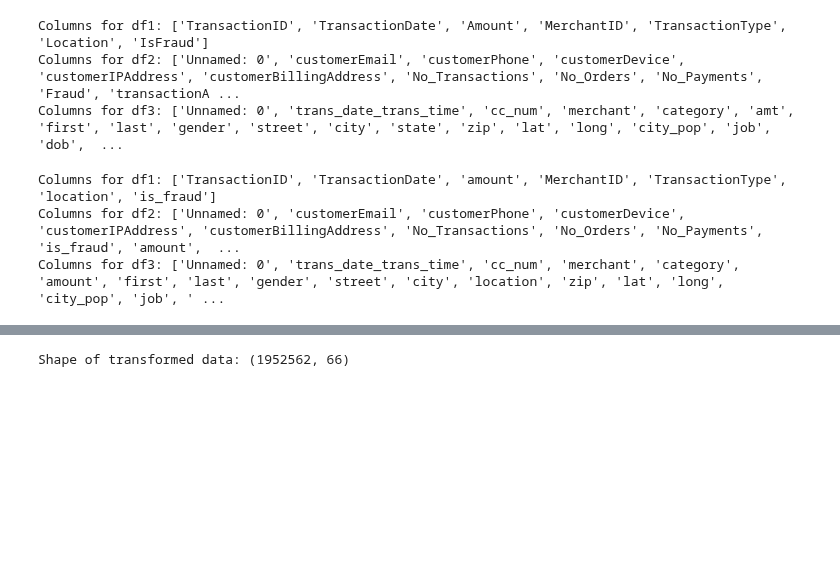
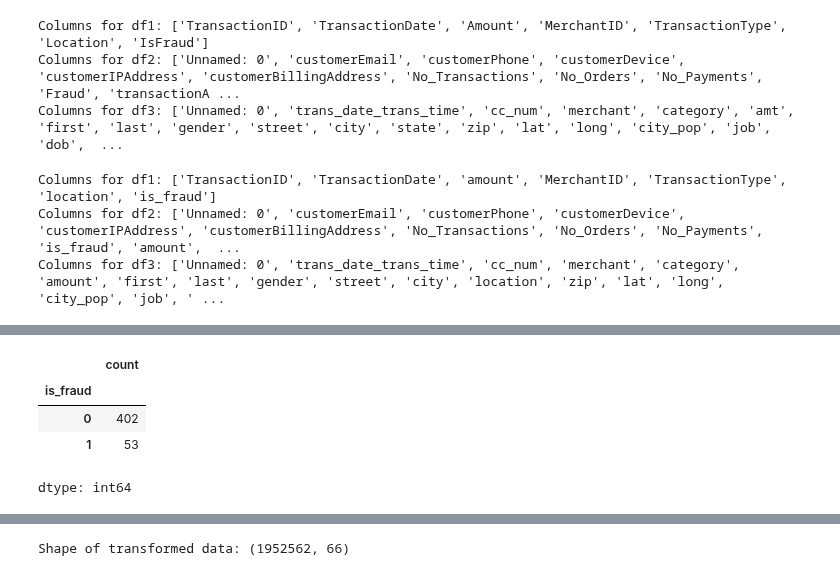
Before and after one commit to notnsas/cautious-eureka, a Jupyter notebook: Tugas Tehnik permodelan.ipynb, the cells around one changed output, grey strips where cells are left out. Cells and saved outputs as stored; diff of their text form; code cells hidden in the pictures; blank space fills up the shorter version.

```diff
--- a/Tugas Tehnik permodelan.ipynb
+++ b/Tugas Tehnik permodelan.ipynb
@@ -430,3 +442,11 @@ df
+# %%
+df_valid['is_fraud'].value_counts()
+# %% [output]
+|  | count |
+| is_fraud |  |
+| 0 | 402 |
+| 1 | 53 |
+dtype: int64
 # %%
 from datetime import date
 from uuid import UUID, uuid4
```
Also changed, not shown: parts of 6 cells of this notebook.
